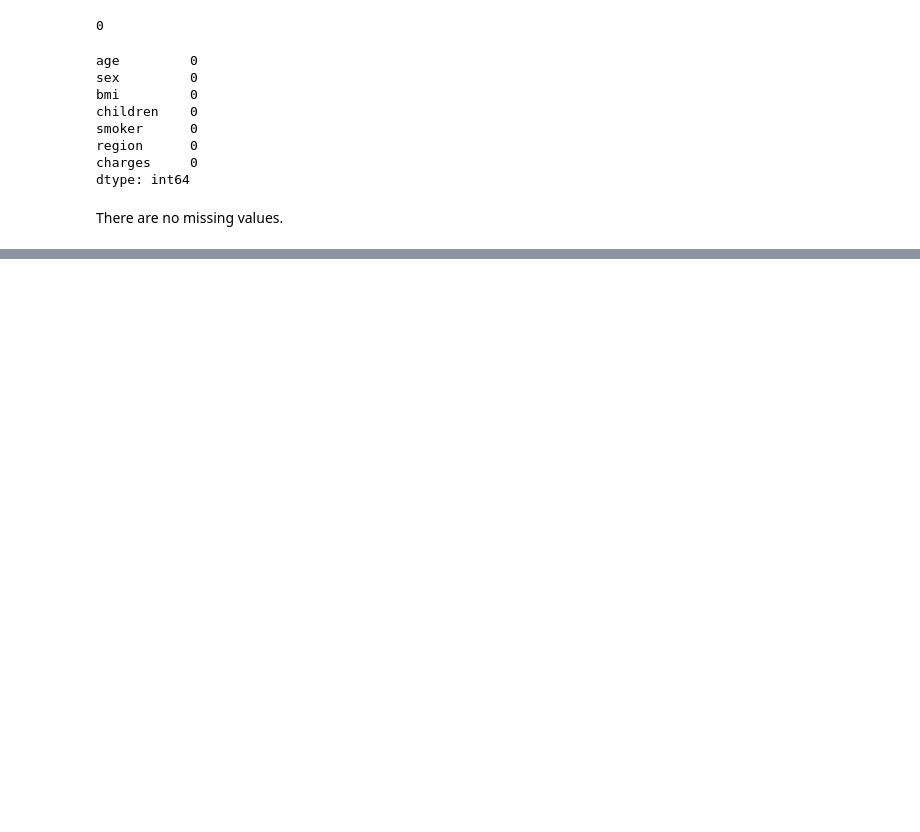
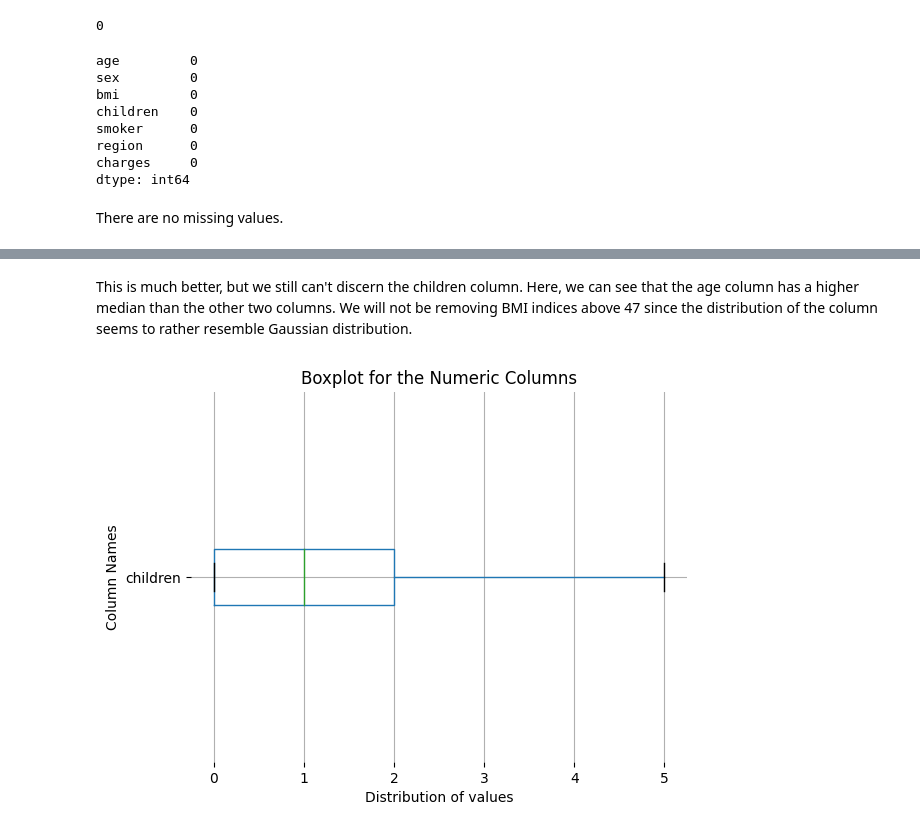
Before and after one commit to NkululekoCyrilCele/Projects, a Jupyter notebook: Regression/insurance_charges.ipynb, the cells around one changed output, grey strips where cells are left out. Drawn from its saved outputs; the diff is of its cells as text; code cells hidden in the pictures; blank space fills up the shorter version.

```diff
--- a/Regression/insurance_charges.ipynb
+++ b/Regression/insurance_charges.ipynb
@@ -126,0 +264,12 @@ import matplotlib.pyplot as plt, seaborn as sns
+# %% [markdown]
+This is much better, but we still can't discern the children column. Here, we can see that the age column has a higher median than the other two columns. We will not be removing BMI indices above 47 since the distribution of the column seems to rather resemble Gaussian distribution.
+# %%
+# Viewing the boxplot for the children column
+df_insure.boxplot(column= ["children"], vert=False, sym="k.")
+plt.suptitle("")
+plt.title("Boxplot for the Numeric Columns")
+plt.xlabel("Distribution of values")
+plt.ylabel("Column Names")
+plt.box(False)
+# %% [output]
+[figure, added]
```
Also changed, not shown: parts of 136 cells of this notebook.
